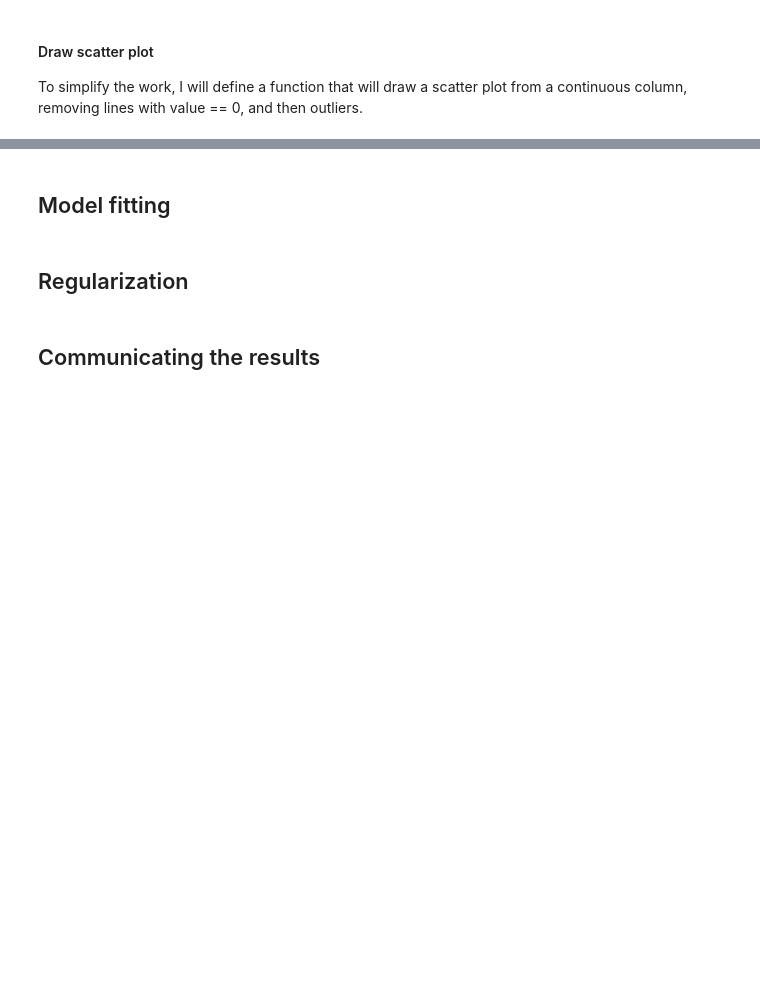
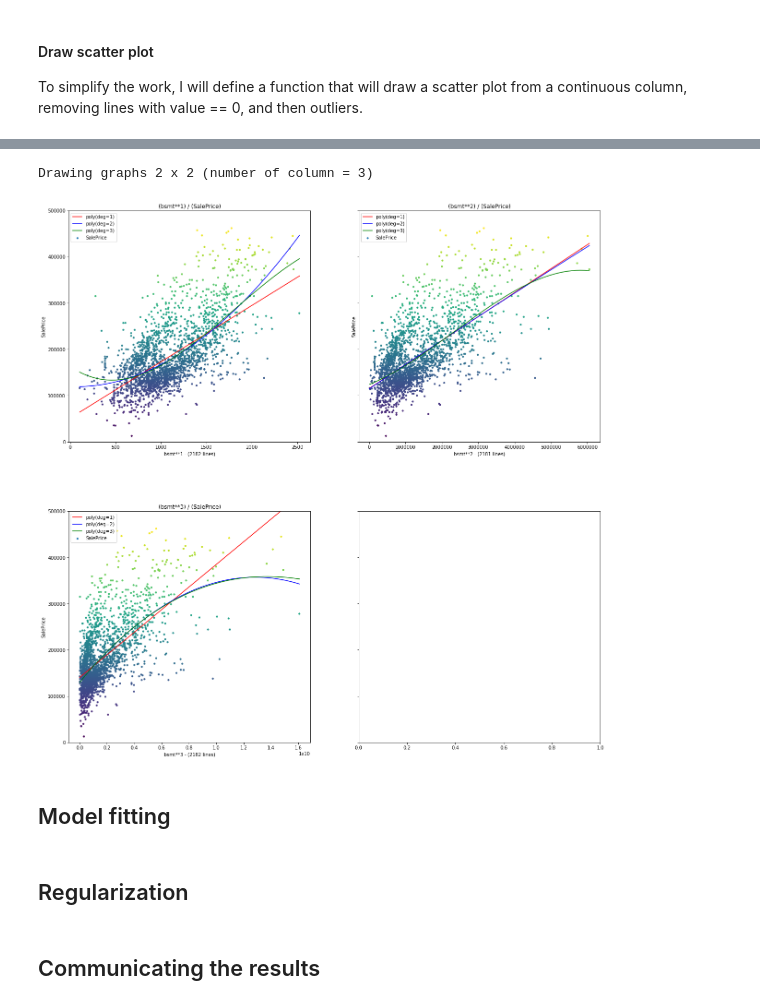
Before and after one commit to xnicolovici/machine_learning, a Jupyter notebook: notebooks/Course No 3/09. Course project/03. Part 2 - House prices/house-prices-solution.ipynb, the cells around one changed output, grey strips where cells are left out. Saved outputs shown, nothing was run; the diff lists cells and outputs as text; code cells hidden in the pictures; blank space fills up the shorter version.

```diff
--- a/notebooks/Course No 3/09. Course project/03. Part 2 - House prices/house-prices-solution.ipynb
+++ b/notebooks/Course No 3/09. Course project/03. Part 2 - House prices/house-prices-solution.ipynb
@@ -1275,3 +1393,14 @@ data_df['Bsmt Unf SF'] is a linear combination, drop it
+# %%
+
+test_df = getTrainDataset().copy()
+test_df['bsmt**1'] = test_df['Total Bsmt SF']**1
+test_df['bsmt**2'] = test_df['Total Bsmt SF']**2
+test_df['bsmt**3'] = test_df['Total Bsmt SF']**3
+
+drawScatterPlot(test_df, ['bsmt**1', 'bsmt**2', 'bsmt**3'], graph_per_line=2, figsize=(20,20), z_factor=3.5, polyfit_deg=3)
+# %% [output]
+Drawing graphs 2 x 2 (number of column = 3)
+[figure, added]
 # %% [markdown]
 ## Model fitting
 # %% [markdown]
```
Also changed, not shown: parts of 29 cells of this notebook, 1 other file.
